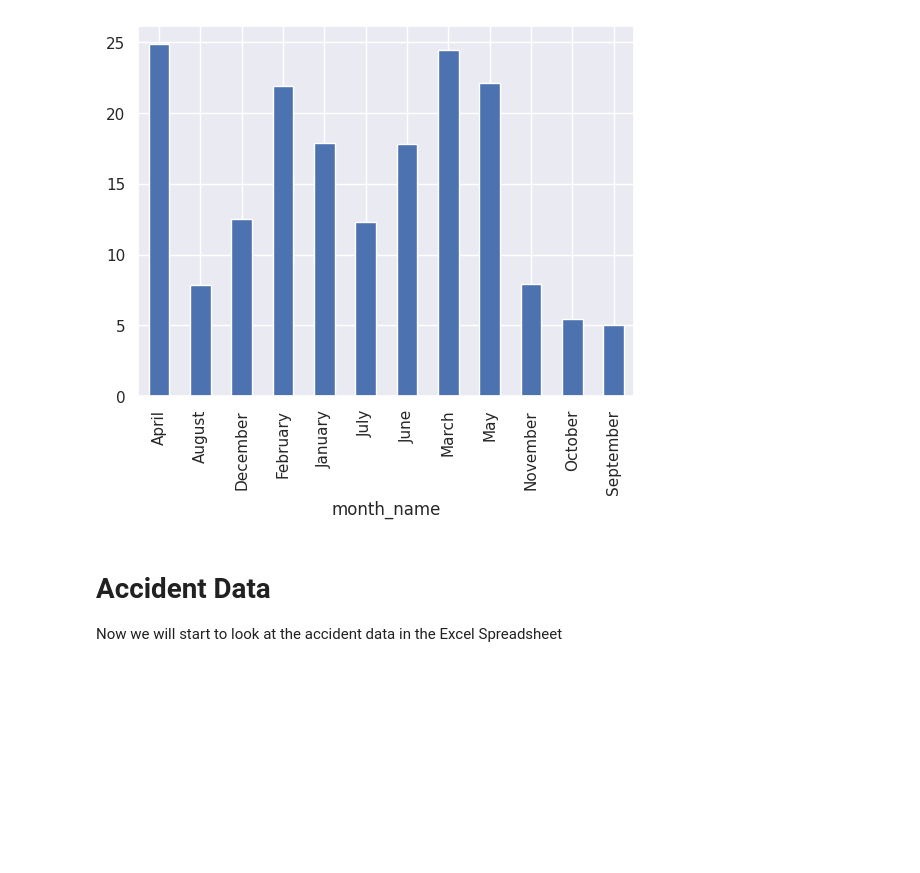
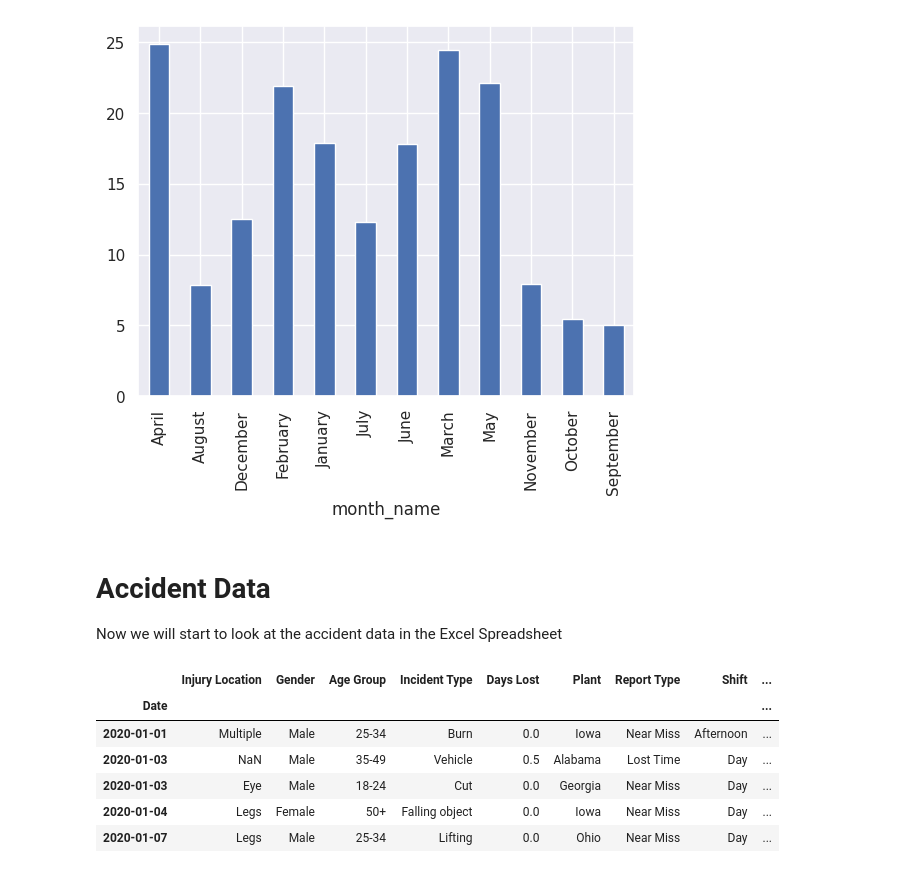
Before and after one commit to byu-cce270/content, a Jupyter notebook: docs/unit3/05_pandas_part2/in_class_pandaspart2.ipynb, the cells around one changed output. Drawn from its saved outputs; the diff is of its cells as text; code cells hidden in the pictures; blank space fills up the shorter version.

Commit message:
Added work with Accidents.xlsx spreadsheet

```diff
--- a/docs/unit3/05_pandas_part2/in_class_pandaspart2.ipynb
+++ b/docs/unit3/05_pandas_part2/in_class_pandaspart2.ipynb
@@ -194,0 +190,20 @@ Spreadsheet
+# %%
+# read the data into a pandas data frame called accidents_df
+
+accidents_df = pd.read_excel('accidents.xlsx')
+
+# Change the data type of the Date column to datetime
+accidents_df['Date'] = pd.to_datetime(accidents_df['Date'])
+
+# make 'Date' the index and look at the start of the data frame
+accidents_df.set_index('Date', inplace=True)
+
+accidents_df.head()
+# %% [output]
+|  | Injury Location | Gender | Age Group | Incident Type | Days Lost | Plant | Report Type | Shift | ... |
+| Date |  |  |  |  |  |  |  |  | ... |
+| 2020-01-01 | Multiple | Male | 25-34 | Burn | 0.0 | Iowa | Near Miss | Afternoon | ... |
+| 2020-01-03 | NaN | Male | 35-49 | Vehicle | 0.5 | Alabama | Lost Time | Day | ... |
+| 2020-01-03 | Eye | Male | 18-24 | Cut | 0.0 | Georgia | Near Miss | Day | ... |
+| 2020-01-04 | Legs | Female | 50+ | Falling object | 0.0 | Iowa | Near Miss | Day | ... |
+| 2020-01-07 | Legs | Male | 25-34 | Lifting | 0.0 | Ohio | Near Miss | Day | ... |
```
Also changed, not shown: parts of 11 cells of this notebook.
